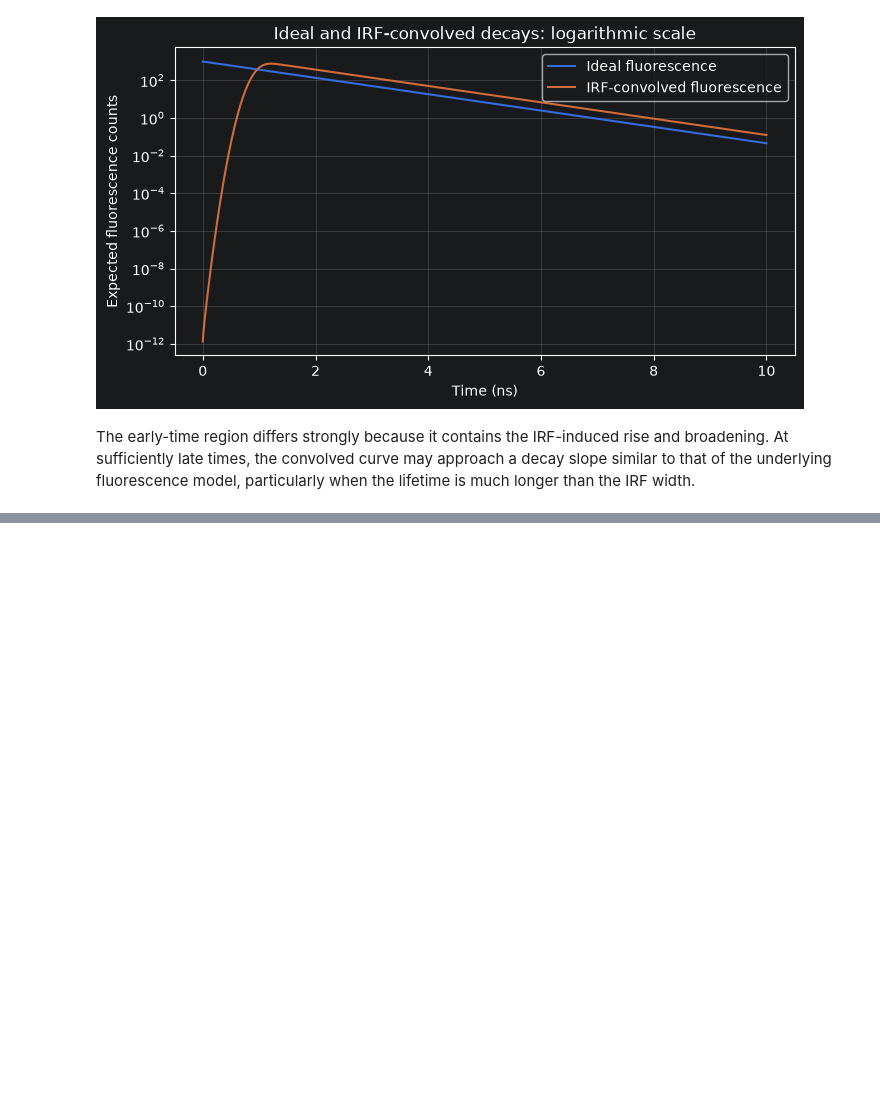
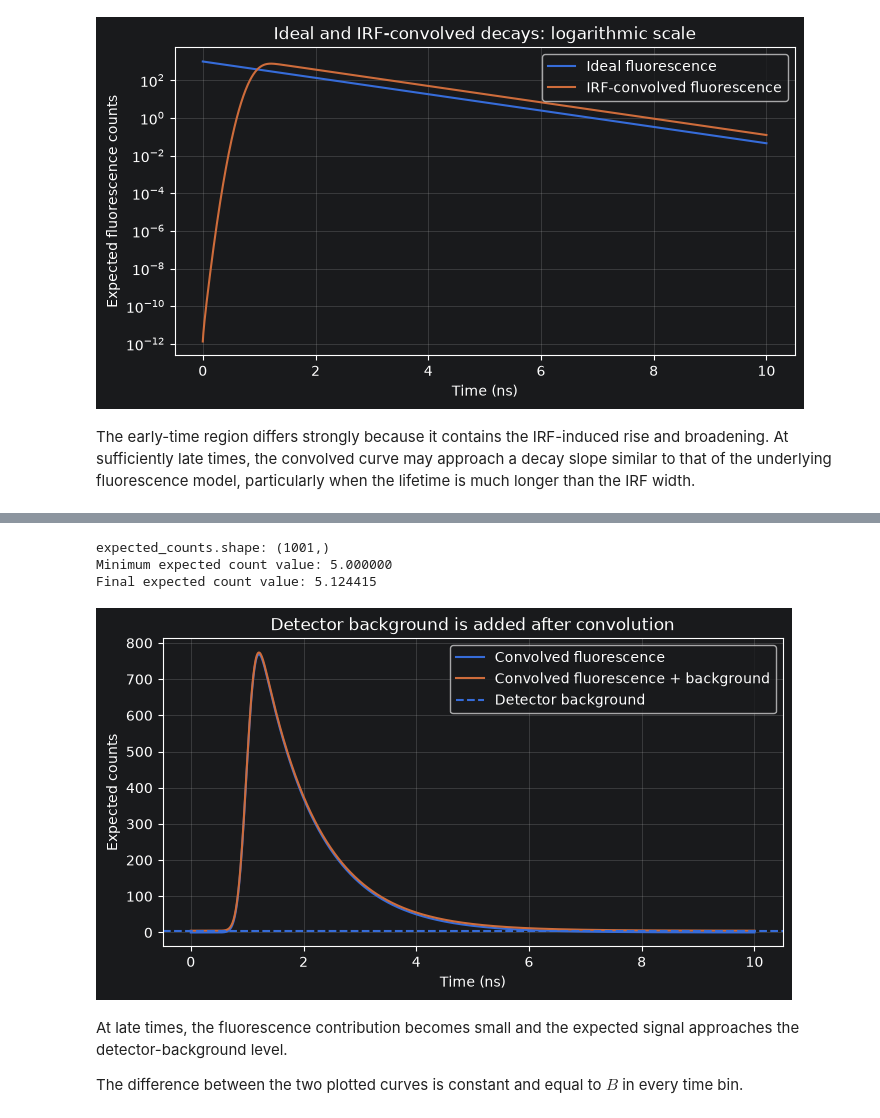
Before and after one commit to moryev/tcspc-lifetime-toolkit, a Jupyter notebook: notebooks/07_irf_convolution_and_realistic_simulation.ipynb, the cells around one changed output, grey strips where cells are left out. Drawn from its saved outputs; the diff is of its cells as text; code cells hidden in the pictures; blank space fills up the shorter version.

Commit message:
finish notebook 07_irf_convolution_and_realistic_simulation.ipynb

```diff
--- a/notebooks/07_irf_convolution_and_realistic_simulation.ipynb
+++ b/notebooks/07_irf_convolution_and_realistic_simulation.ipynb
@@ -787,0 +803,16 @@ particularly when the lifetime is much longer than the IRF width.
+# %%
+expected_counts = convolved_fluorescence + background
+
+print(f"expected_counts.shape: {expected_counts.shape}")
+print(
+    "Minimum expected count value: "
+    f"{expected_counts.min():.6f}"
+)
+print(
+    "Final expected count value: "
+    f"{expected_counts[-1]:.6f}"
+)
+# %% [output]
+expected_counts.shape: (1001,)
+Minimum expected count value: 5.000000
+Final expected count value: 5.124415
@@ -787,0 +828,39 @@ particularly when the lifetime is much longer than the IRF width.
+# %%
+fig, ax = plt.subplots(figsize=(8, 4))
+
+ax.plot(
+    time,
+    convolved_fluorescence,
+    label="Convolved fluorescence",
+)
+
+ax.plot(
+    time,
+    expected_counts,
+    label="Convolved fluorescence + background",
+)
+
+ax.axhline(
+    background,
+    linestyle="--",
+    label="Detector background",
+)
+
+ax.set(
+    xlabel="Time (ns)",
+    ylabel="Expected counts",
+    title="Detector background is added after convolution",
+)
+
+ax.legend()
+ax.grid(alpha=0.3)
+
+plt.show()
+# %% [output]
+[figure, added]
+# %% [markdown]
+At late times, the fluorescence contribution becomes small and the expected
+signal approaches the detector-background level.
+
+The difference between the two plotted curves is constant and equal to
+$B$ in every time bin.
```
Also changed, not shown: parts of 63 cells of this notebook.
